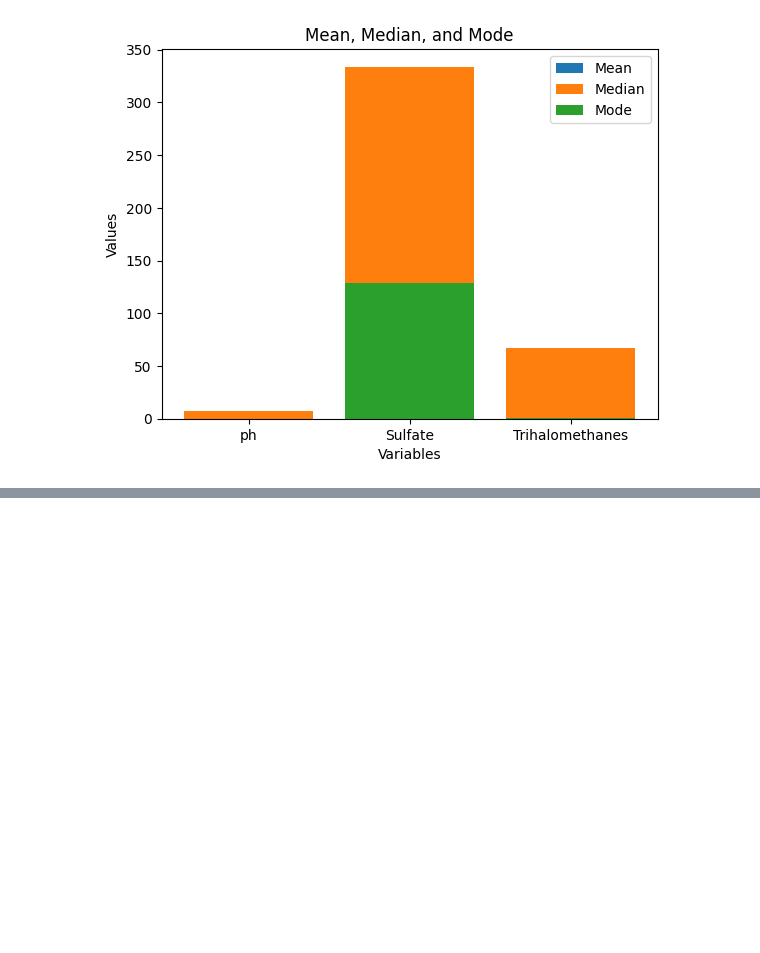
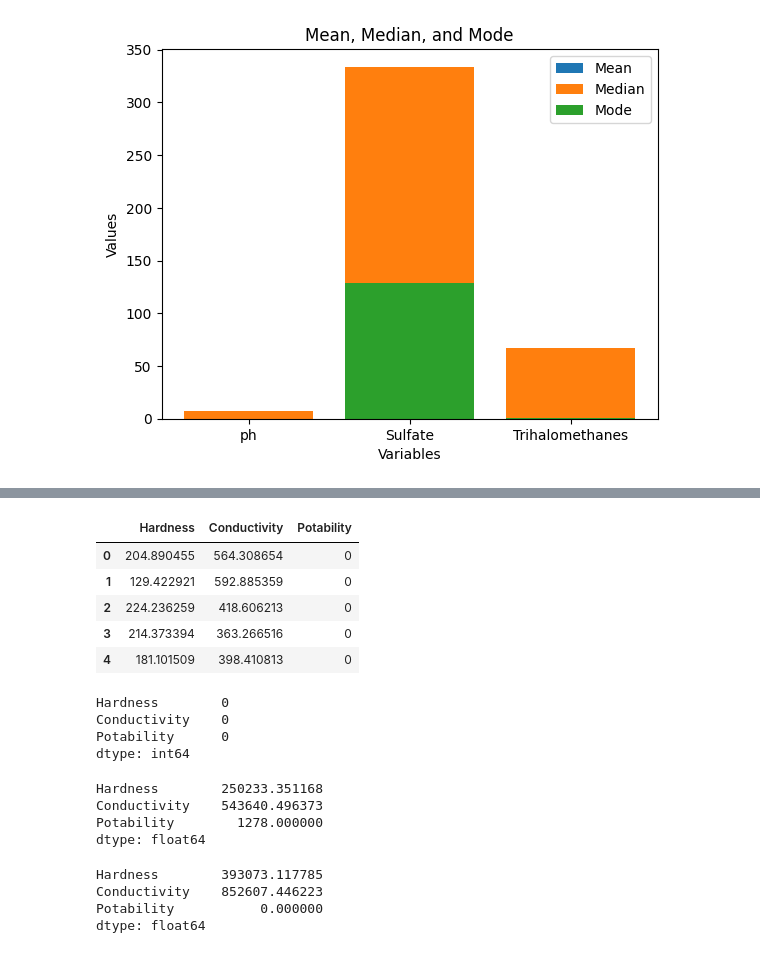
Before and after one commit to Kiongo-Bob/Water_quality_project, a Jupyter notebook: Water_Quality.ipynb, the cells around one changed output, grey strips where cells are left out. Saved outputs shown, nothing was run; the diff lists cells and outputs as text; code cells hidden in the pictures; blank space fills up the shorter version.

```diff
--- a/Water_Quality.ipynb
+++ b/Water_Quality.ipynb
@@ -123,0 +149,33 @@ plt.show()
+# %%
+df1=data[['Hardness','Conductivity','Potability']]
+# %%
+type(df1)
+df1.head()
+# %% [output]
+|  | Hardness | Conductivity | Potability |
+| 0 | 204.890455 | 564.308654 | 0 |
+| 1 | 129.422921 | 592.885359 | 0 |
+| 2 | 224.236259 | 418.606213 | 0 |
+| 3 | 214.373394 | 363.266516 | 0 |
+| 4 | 181.101509 | 398.410813 | 0 |
+# %%
+df1.isnull().sum()
+# %% [output]
+Hardness        0
+Conductivity    0
+Potability      0
+dtype: int64
+# %%
+df1[df1['Potability'] == 1].sum()
+# %% [output]
+Hardness        250233.351168
+Conductivity    543640.496373
+Potability        1278.000000
+dtype: float64
+# %%
+df1[df1['Potability'] == 0].sum()
+# %% [output]
+Hardness        393073.117785
+Conductivity    852607.446223
+Potability           0.000000
+dtype: float64
```
Also changed, not shown: parts of 6 cells of this notebook.
